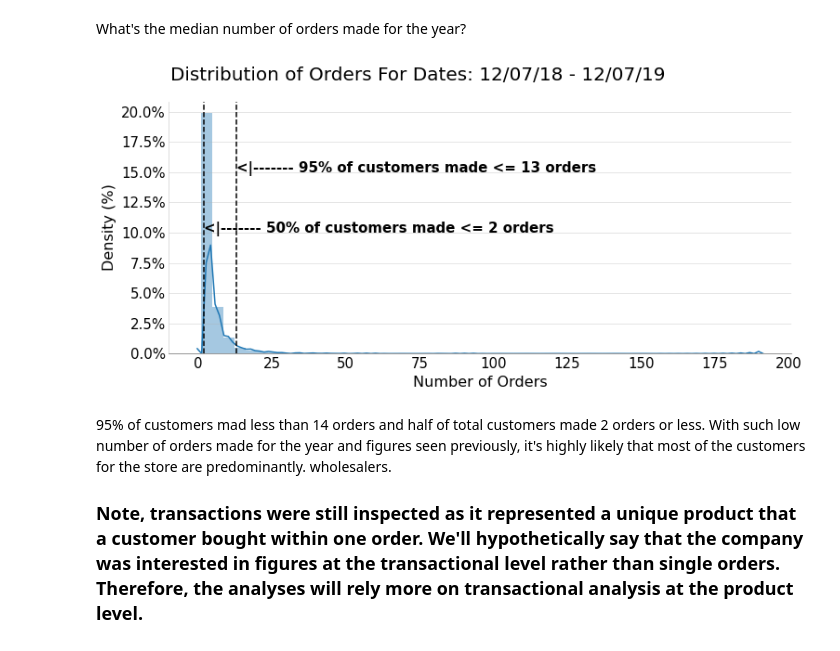
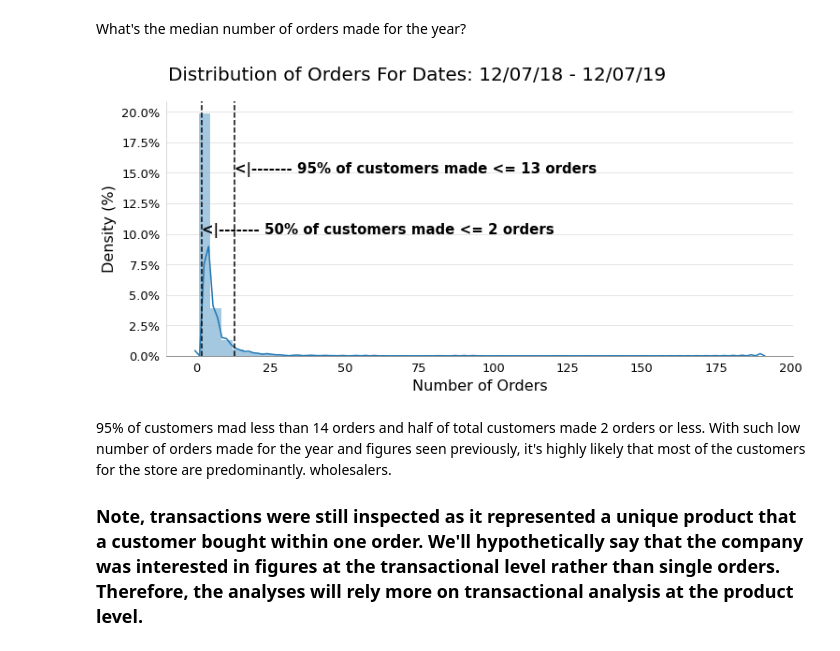
Before and after one commit to dannygarcia193/dataAnalysisBootcamp-GradProject, a Jupyter notebook: RFMCustomerSegmentation-MainProject/graduationProjectCode.ipynb, the cells around one changed output. Cells and saved outputs as stored; diff of their text form; code cells hidden in the pictures.

```diff
--- a/RFMCustomerSegmentation-MainProject/graduationProjectCode.ipynb
+++ b/RFMCustomerSegmentation-MainProject/graduationProjectCode.ipynb
@@ -125,8 +125,8 @@ Reading in main dataset and only customer ID and country columns:  main aim is t
 # %%
 filepath = os.getcwd()+'\ecommerce_dataset_us.csv'
 filepath2 = os.getcwd()+'\data.csv'
-df = pd.read_csv(filepath, sep='delimiter', delimiter='\t',
-                 parse_dates=['InvoiceDate'])  # main data
+
+df = pd.read_csv(filepath,delimiter="\t",parse_dates=["InvoiceDate"])  # main data
 kaggle = pd.read_csv(filepath2, encoding='unicode_escape', usecols=[
                      'CustomerID', 'Country'])  # to keep U.K. customers
 # %% [markdown]
@@ -521,25 +501,24 @@ What's the median number of orders made for the year?
 # %%
 orders = transactionHistory.groupby('customerID').agg({"orderID": 'nunique'})
 fig, ax = plt.subplots(figsize=(12, 5))
 sns.distplot(orders, ax=ax)
 ax.set_yticklabels([f'{i*100:.1f}%' for i in ax.get_yticks()])
-modifyChartBasic(ax, '', 13,
+cf.modifyChartBasic(ax, '', 13, grid='y',
                  xLabel='Number of Orders', yLabel='Density (%)', titleSize=16)
 
 quantile50, quantile95 = orders['orderID'].quantile(
     .50), orders['orderID'].quantile(.95)
 plt.axvline(quantile50, linestyle='--', color='black')
 plt.text(quantile50, ax.get_yticks()[
          4], f'<|------- 50% of customers made <= {int(quantile50)} orders', fontsize=15, fontweight='semibold')
 plt.axvline(quantile95, linestyle='--', color='black')
 plt.text(quantile95, ax.get_yticks()[
          6], f'<|------- 95% of customers made <= {int(quantile95)} orders', fontsize=15, fontweight='semibold')
-modifyChartExtra(ax, grid='y')
 plt.title("Distribution of Orders For Dates: 12/07/18 - 12/07/19",
           x=.4, y=1.06, fontsize=20)
 plt.show()
 # %% [output]
-[figure, old version]
+[figure, new version]
 # %% [markdown]
 95% of customers mad less than 14 orders and half of total customers made 2 orders or less. With such low number of orders made for the year and figures seen previously, it's highly likely that most of the customers for the store are predominantly. wholesalers.
 
```
Also changed, not shown: parts of 60 cells of this notebook, 5 other files.
